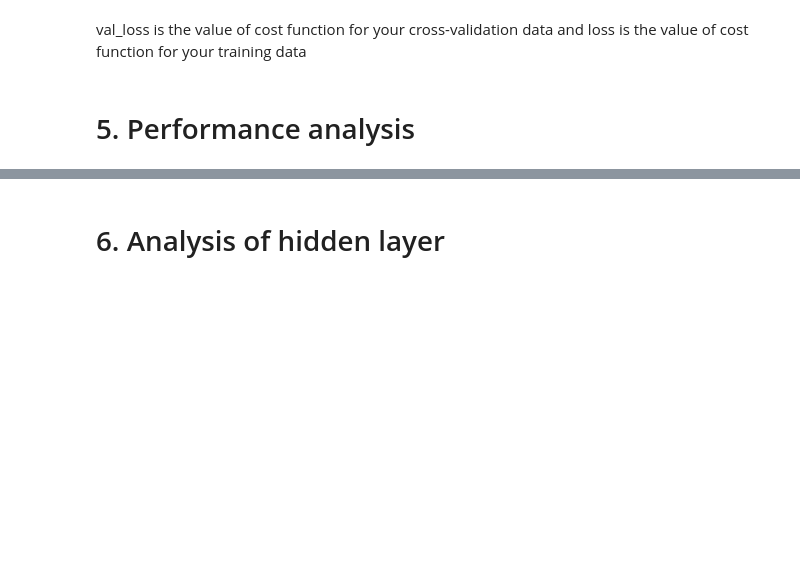
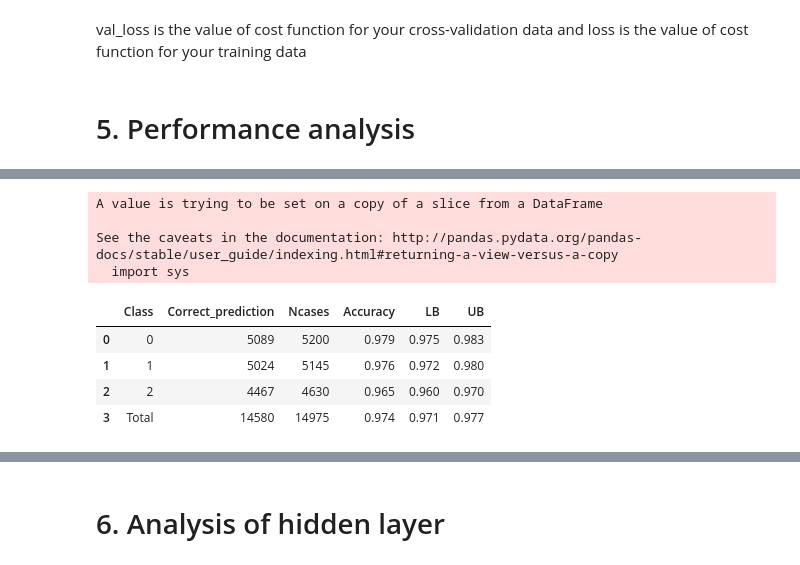
Before and after one commit to dustinak80/Deep_Learning, a Jupyter notebook: Copy_of_MATH6373_HW2_Duong.ipynb, the cells around one changed output, grey strips where cells are left out. Drawn from its saved outputs; the diff is of its cells as text; code cells hidden in the pictures; blank space fills up the shorter version.

```diff
--- a/Copy_of_MATH6373_HW2_Duong.ipynb
+++ b/Copy_of_MATH6373_HW2_Duong.ipynb
@@ -748,0 +749,24 @@ print(cfm_test)
+# %%
+def acc_report(arr):
+  nclass=arr.shape[0]
+  report=pd.DataFrame(['0','1','2'],columns=['Class'])
+  report['Correct_prediction']=([arr[i,i] for i in range(nclass)])
+  report["Ncases"]=arr.sum(axis=1)
+  report=report.append(report.sum(axis=0),ignore_index=True)
+  report['Class'][3]="Total"
+  report['Accuracy']=np.round(report.Correct_prediction/report.Ncases,3)
+  report['LB']=np.round(report.Accuracy-1.96*np.sqrt(report.Accuracy*(1-report.Accuracy)/report.Ncases),3)
+  report['UB']=np.round(report.Accuracy+1.96*np.sqrt(report.Accuracy*(1-report.Accuracy)/report.Ncases),3)
+  report.iloc[:,1:3]=report.iloc[:,1:3].astype(int)
+  return report
+acc_report(cfm_train)
+# %% [output]
+A value is trying to be set on a copy of a slice from a DataFrame
+
+See the caveats in the documentation: http://pandas.pydata.org/pandas-docs/stable/user_guide/indexing.html#returning-a-view-versus-a-copy
+  import sys
+|  | Class | Correct_prediction | Ncases | Accuracy | LB | UB |
+| 0 | 0 | 5089 | 5200 | 0.979 | 0.975 | 0.983 |
+| 1 | 1 | 5024 | 5145 | 0.976 | 0.972 | 0.980 |
+| 2 | 2 | 4467 | 4630 | 0.965 | 0.960 | 0.970 |
+| 3 | Total | 14580 | 14975 | 0.974 | 0.971 | 0.977 |
```
Also changed, not shown: parts of 15 cells of this notebook.
